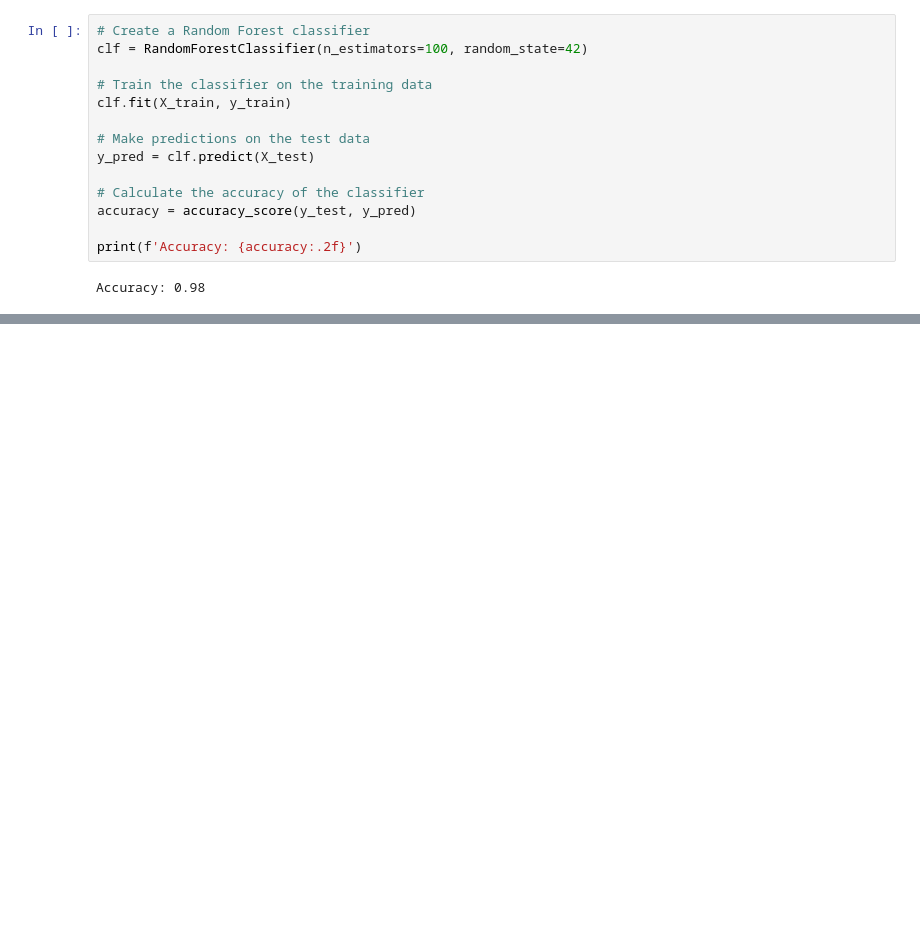
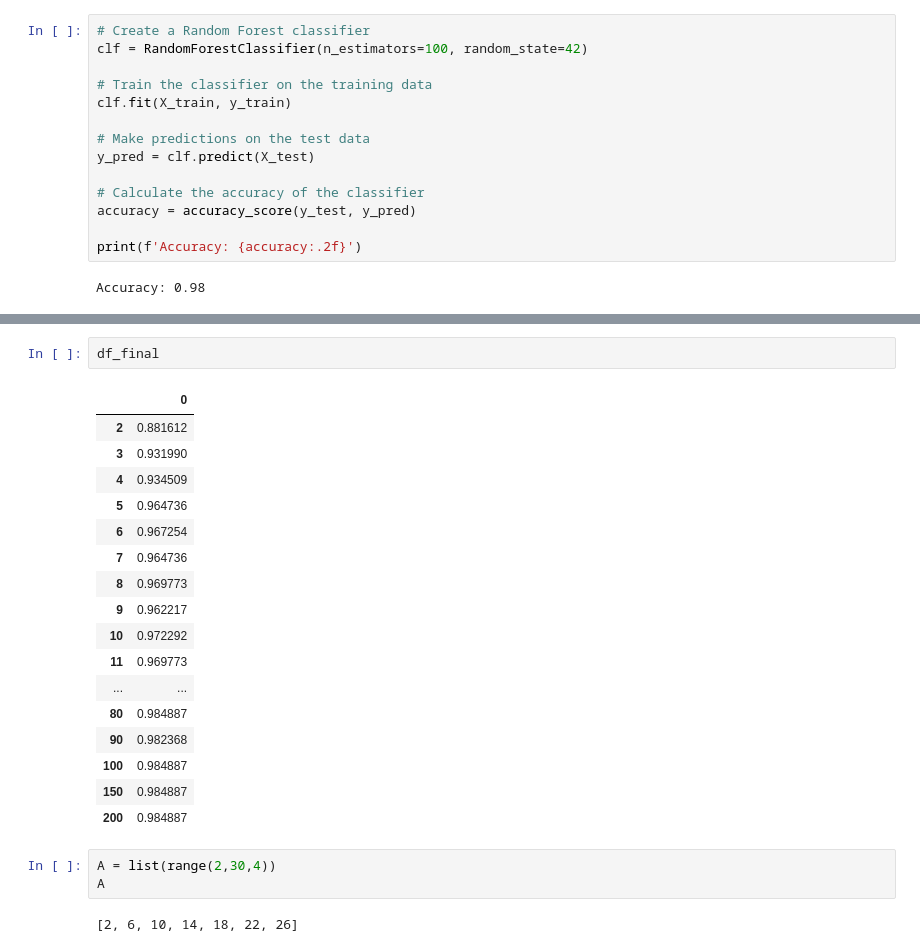
Before and after one commit to martipuchal/Advanced_Bioinformatic, a Jupyter notebook: Random_forest.ipynb, the cells around one changed output, grey strips where cells are left out. Saved outputs shown, nothing was run; the diff lists cells and outputs as text; blank space fills up the shorter version.

```diff
--- a/Random_forest.ipynb
+++ b/Random_forest.ipynb
@@ -39,0 +177,25 @@ Accuracy: 0.98
+# %%
+df_final
+# %% [output]
+|  | 0 |
+| 2 | 0.881612 |
+| 3 | 0.931990 |
+| 4 | 0.934509 |
+| 5 | 0.964736 |
+| 6 | 0.967254 |
+| 7 | 0.964736 |
+| 8 | 0.969773 |
+| 9 | 0.962217 |
+| 10 | 0.972292 |
+| 11 | 0.969773 |
+| ... | ... |
+| 80 | 0.984887 |
+| 90 | 0.982368 |
+| 100 | 0.984887 |
+| 150 | 0.984887 |
+| 200 | 0.984887 |
+# %%
+A = list(range(2,30,4))
+A
+# %% [output]
+[2, 6, 10, 14, 18, 22, 26]
```
Also changed, not shown: parts of 12 cells of this notebook.
